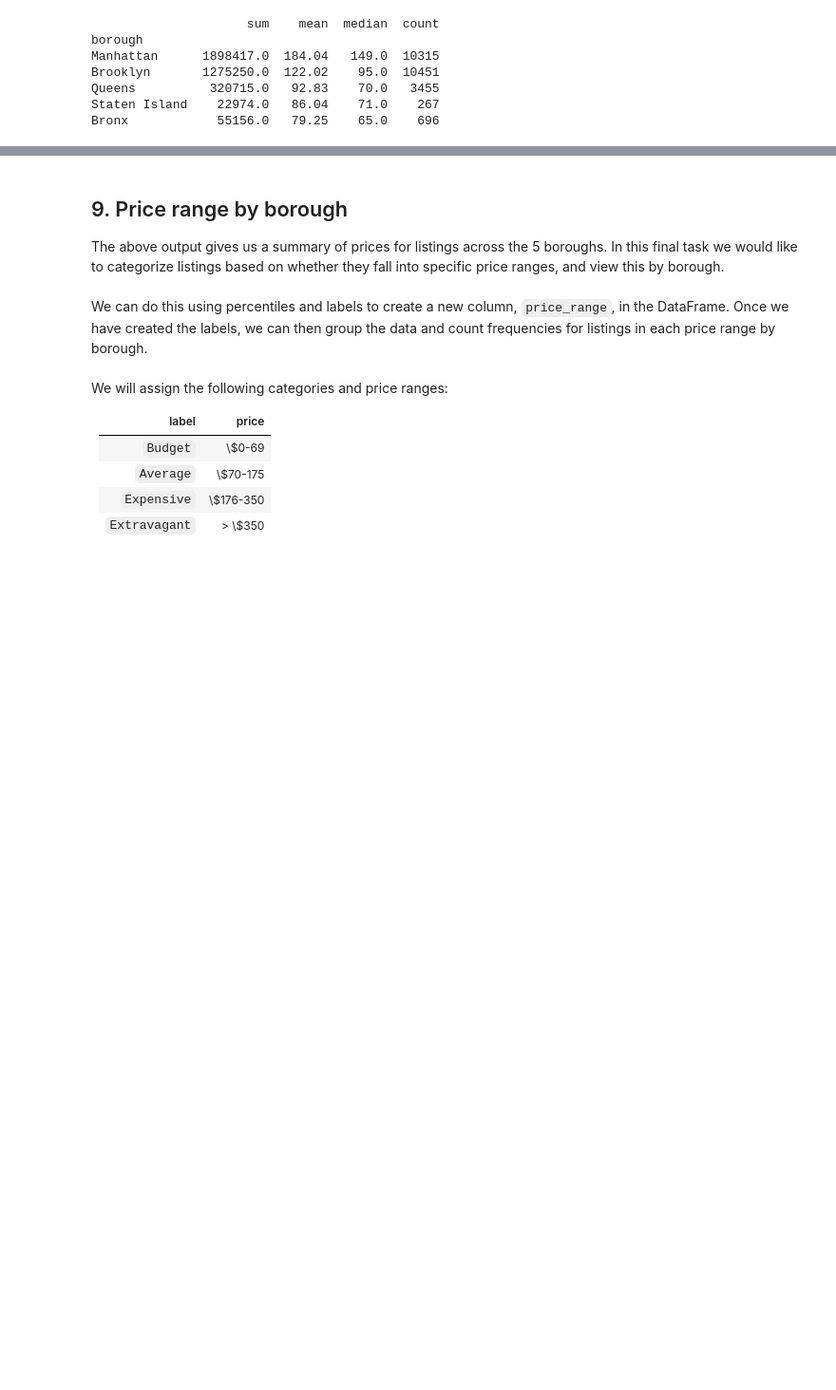
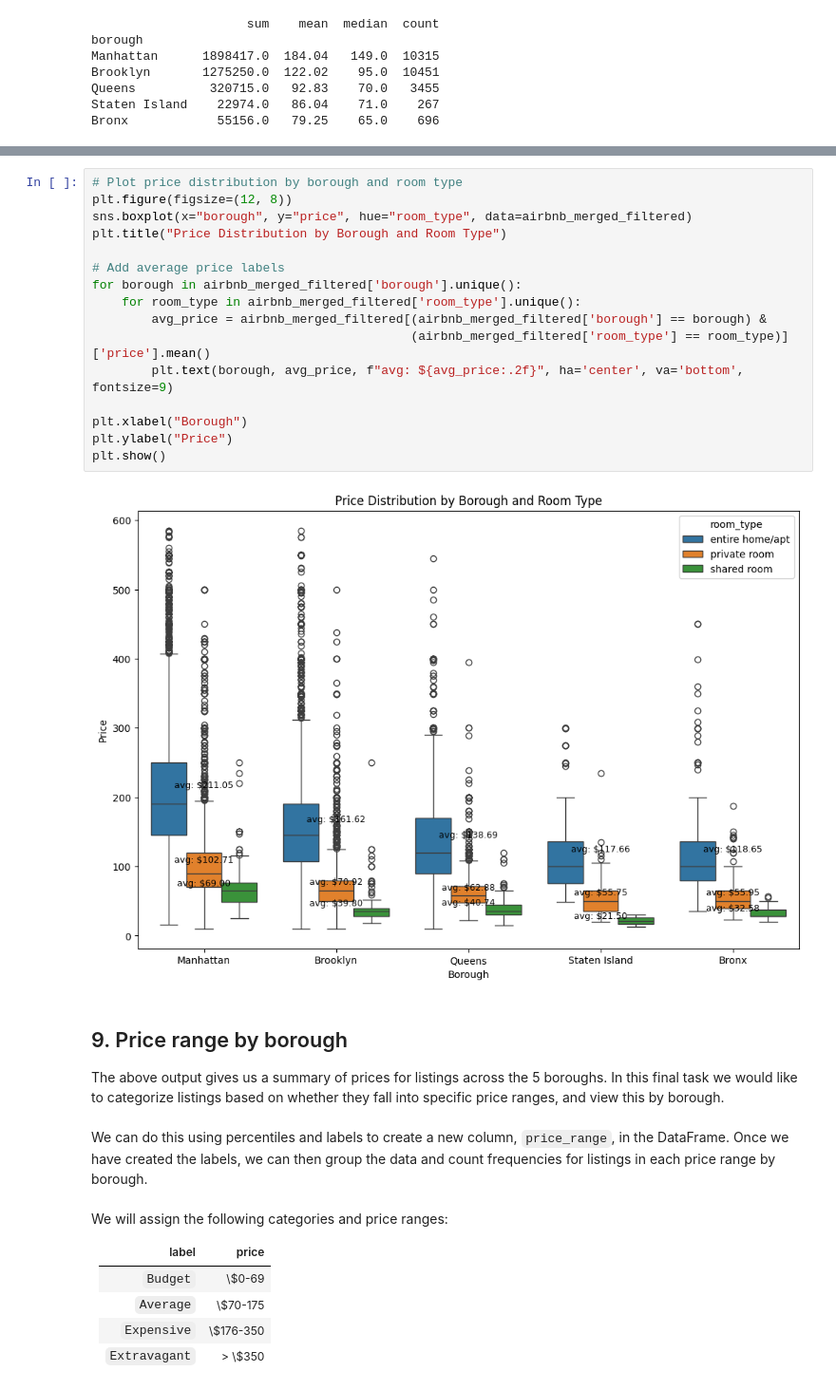
Before and after one commit to klein-wang/TechNow, a Jupyter notebook: projects/NYC_Airbnb_Market/notebook.ipynb, the cells around one changed output, grey strips where cells are left out. Shown at 95% size. Drawn from its saved outputs; the diff is of its cells as text; blank space fills up the shorter version.

```diff
--- a/projects/NYC_Airbnb_Market/notebook.ipynb
+++ b/projects/NYC_Airbnb_Market/notebook.ipynb
@@ -251,3 +273,21 @@ plt.show()
+# %%
+# Plot price distribution by borough and room type
+plt.figure(figsize=(12, 8))
+sns.boxplot(x="borough", y="price", hue="room_type", data=airbnb_merged_filtered)
+plt.title("Price Distribution by Borough and Room Type")
+
+# Add average price labels
+for borough in airbnb_merged_filtered['borough'].unique():
+    for room_type in airbnb_merged_filtered['room_type'].unique():
+        avg_price = airbnb_merged_filtered[(airbnb_merged_filtered['borough'] == borough) &
+                                           (airbnb_merged_filtered['room_type'] == room_type)]['price'].mean()
+        plt.text(borough, avg_price, f"avg: ${avg_price:.2f}", ha='center', va='bottom', fontsize=9)
+
+plt.xlabel("Borough")
+plt.ylabel("Price")
+plt.show()
+# %% [output]
+[figure, added]
 # %% [markdown]
 ## 9. Price range by borough
 <p>The above output gives us a summary of prices for listings across the 5 boroughs. In this final task we would like to categorize listings based on whether they fall into specific price ranges, and view this by borough.
```
Also changed, not shown: parts of 9 cells of this notebook, 1 other file.
